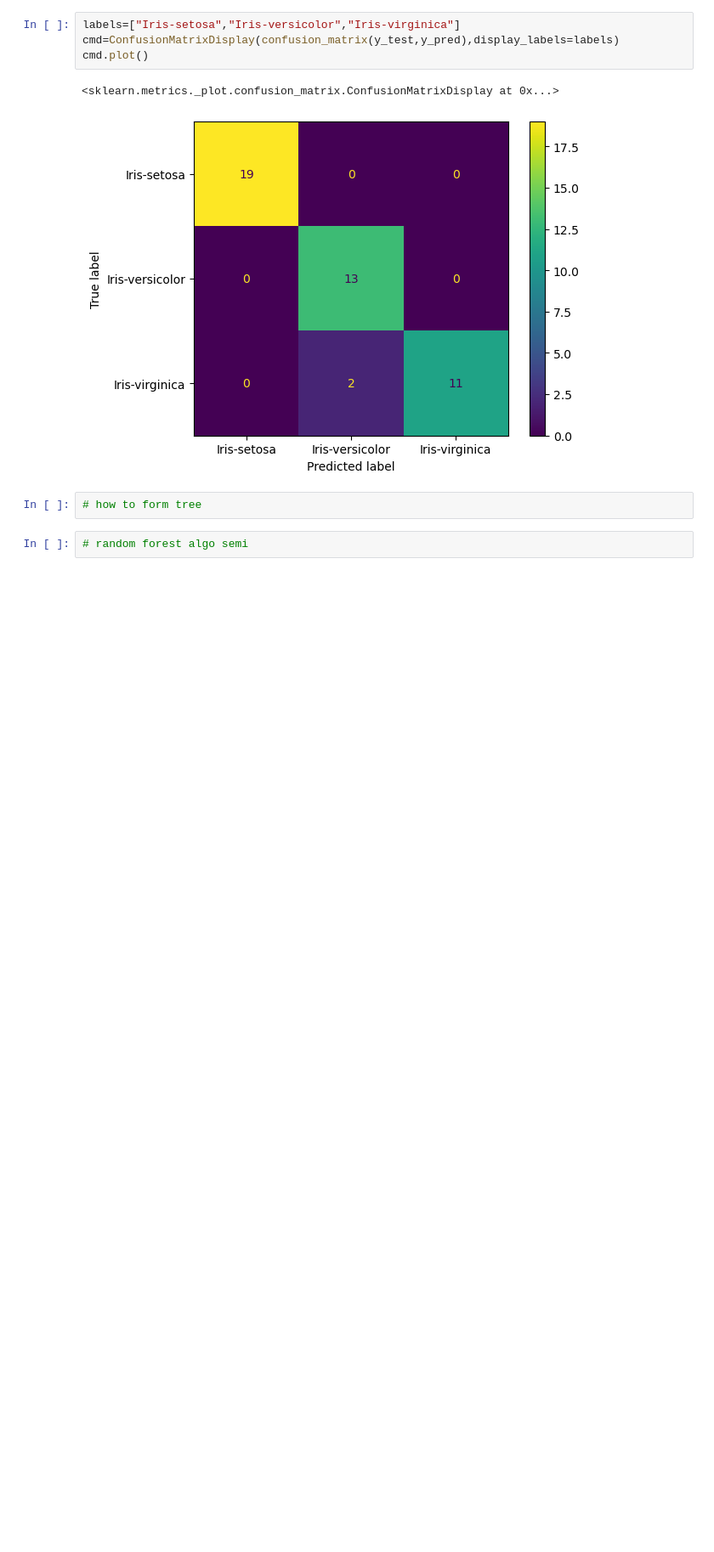
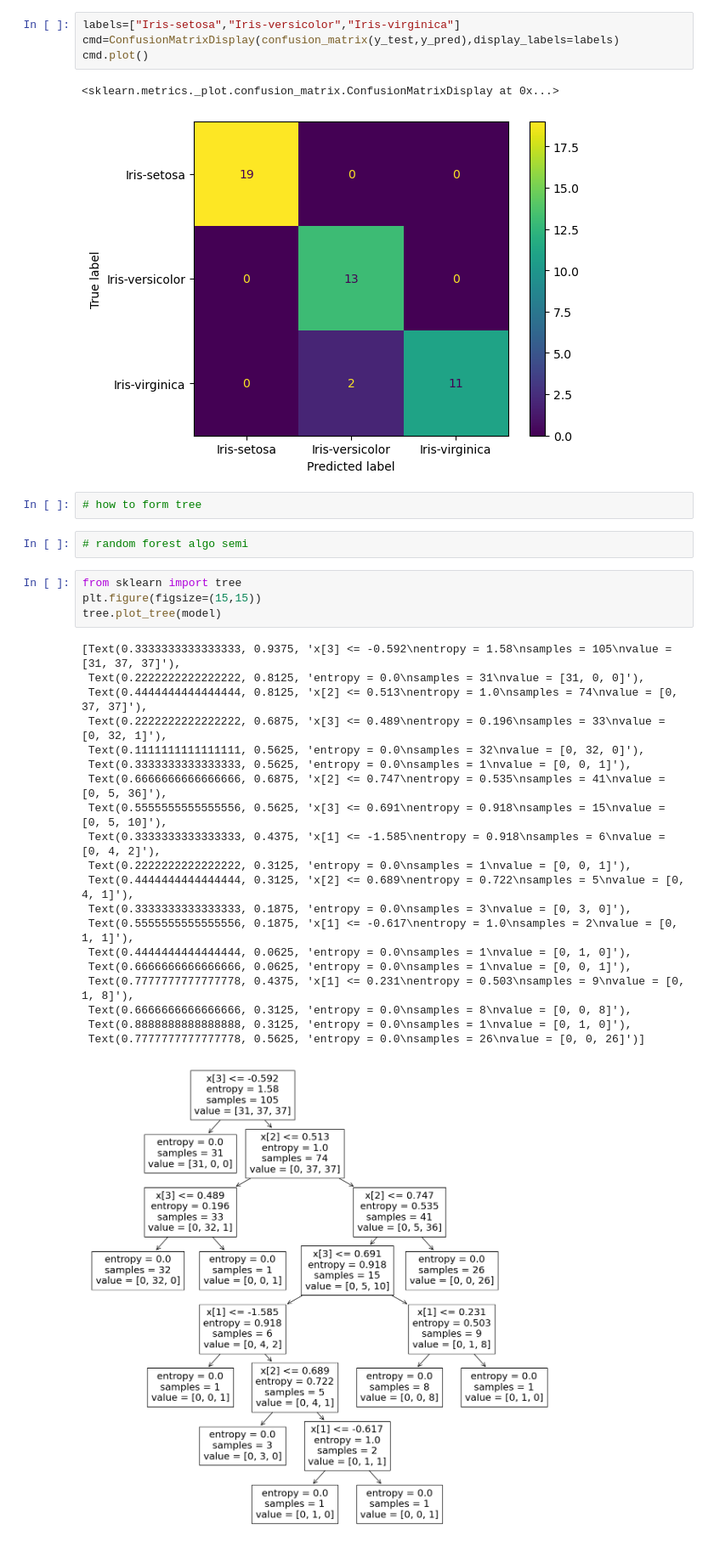
Before and after one commit to Anugrahig/LM-BD-March, a Jupyter notebook: march_bigdata/ml/regression/05_Decision_Tree/01_iris_decision_tree_classification.ipynb, the cells around one changed output. Shown at 85% size. Saved outputs shown, nothing was run; the diff lists cells and outputs as text; blank space fills up the shorter version.

```diff
--- a/march_bigdata/ml/regression/05_Decision_Tree/01_iris_decision_tree_classification.ipynb
+++ b/march_bigdata/ml/regression/05_Decision_Tree/01_iris_decision_tree_classification.ipynb
@@ -174,3 +153,28 @@ cmd.plot()
 # how to form tree
 # %%
 # random forest algo semi
+# %%
+from sklearn import tree
+plt.figure(figsize=(15,15))
+tree.plot_tree(model)
+# %% [output]
+[Text(0.3333333333333333, 0.9375, 'x[3] <= -0.592\nentropy = 1.58\nsamples = 105\nvalue = [31, 37, 37]'),
+ Text(0.2222222222222222, 0.8125, 'entropy = 0.0\nsamples = 31\nvalue = [31, 0, 0]'),
+ Text(0.4444444444444444, 0.8125, 'x[2] <= 0.513\nentropy = 1.0\nsamples = 74\nvalue = [0, 37, 37]'),
+ Text(0.2222222222222222, 0.6875, 'x[3] <= 0.489\nentropy = 0.196\nsamples = 33\nvalue = [0, 32, 1]'),
+ Text(0.1111111111111111, 0.5625, 'entropy = 0.0\nsamples = 32\nvalue = [0, 32, 0]'),
+ Text(0.3333333333333333, 0.5625, 'entropy = 0.0\nsamples = 1\nvalue = [0, 0, 1]'),
+ Text(0.6666666666666666, 0.6875, 'x[2] <= 0.747\nentropy = 0.535\nsamples = 41\nvalue = [0, 5, 36]'),
+ Text(0.5555555555555556, 0.5625, 'x[3] <= 0.691\nentropy = 0.918\nsamples = 15\nvalue = [0, 5, 10]'),
+ Text(0.3333333333333333, 0.4375, 'x[1] <= -1.585\nentropy = 0.918\nsamples = 6\nvalue = [0, 4, 2]'),
+ Text(0.2222222222222222, 0.3125, 'entropy = 0.0\nsamples = 1\nvalue = [0, 0, 1]'),
+ Text(0.4444444444444444, 0.3125, 'x[2] <= 0.689\nentropy = 0.722\nsamples = 5\nvalue = [0, 4, 1]'),
+ Text(0.3333333333333333, 0.1875, 'entropy = 0.0\nsamples = 3\nvalue = [0, 3, 0]'),
+ Text(0.5555555555555556, 0.1875, 'x[1] <= -0.617\nentropy = 1.0\nsamples = 2\nvalue = [0, 1, 1]'),
+ Text(0.4444444444444444, 0.0625, 'entropy = 0.0\nsamples = 1\nvalue = [0, 1, 0]'),
+ Text(0.6666666666666666, 0.0625, 'entropy = 0.0\nsamples = 1\nvalue = [0, 0, 1]'),
+ Text(0.7777777777777778, 0.4375, 'x[1] <= 0.231\nentropy = 0.503\nsamples = 9\nvalue = [0, 1, 8]'),
+ Text(0.6666666666666666, 0.3125, 'entropy = 0.0\nsamples = 8\nvalue = [0, 0, 8]'),
+ Text(0.8888888888888888, 0.3125, 'entropy = 0.0\nsamples = 1\nvalue = [0, 1, 0]'),
+ Text(0.7777777777777778, 0.5625, 'entropy = 0.0\nsamples = 26\nvalue = [0, 0, 26]')]
+[figure, added]
```
Also changed, not shown: parts of 5 cells of this notebook, 1 other file.
